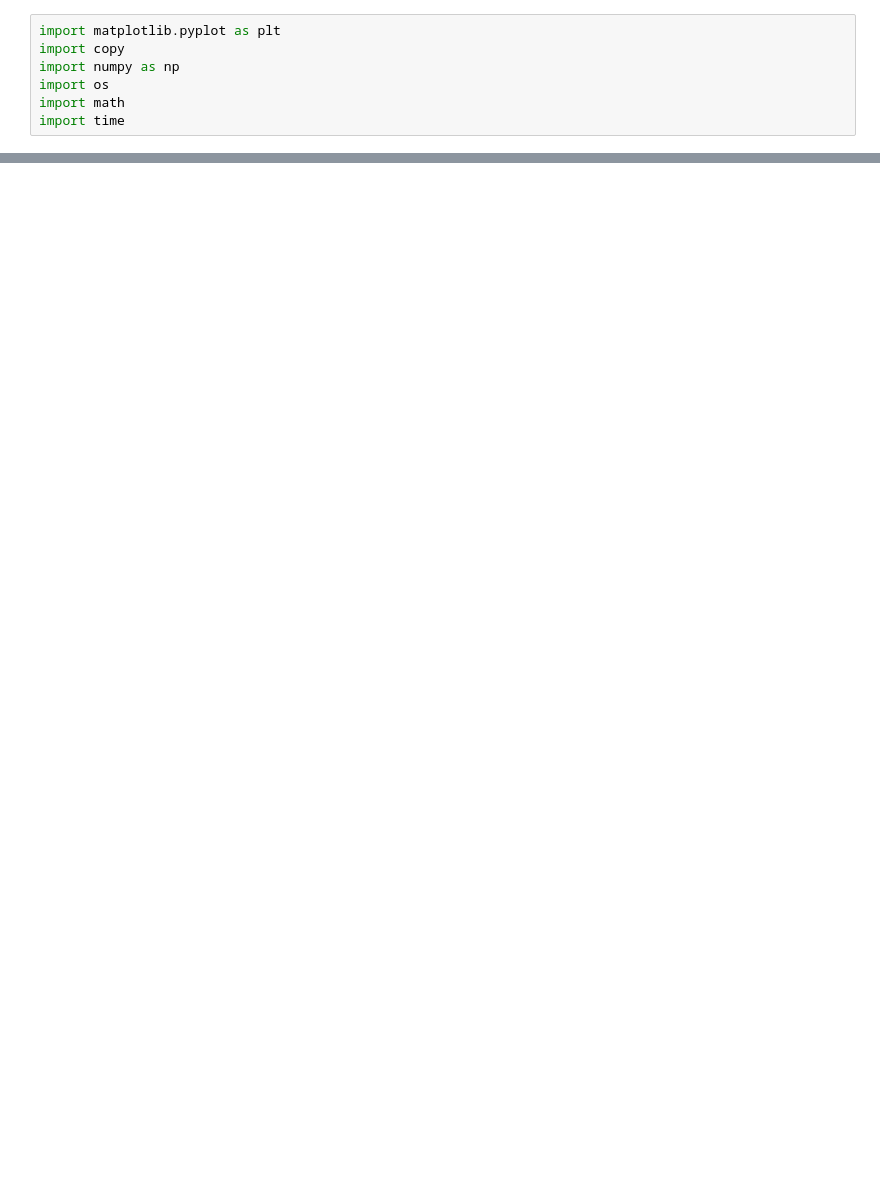
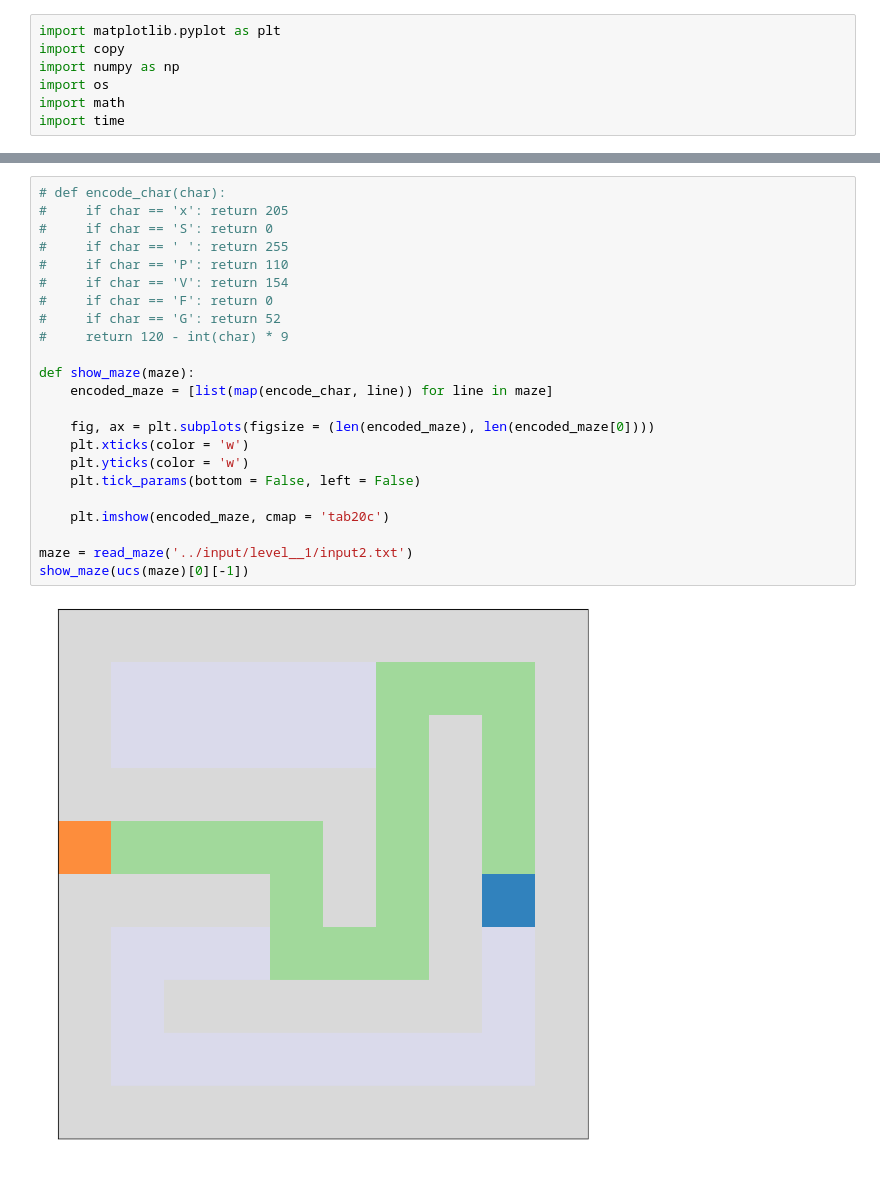
Before and after one commit to 20120088/SearchAlgo, a Jupyter notebook: source/draft.ipynb, the cells around one changed output, grey strips where cells are left out. Cells and saved outputs as stored; diff of their text form; blank space fills up the shorter version.

```diff
--- a/source/draft.ipynb
+++ b/source/draft.ipynb
@@ -349,0 +349,25 @@ show_maze(dfs(maze)[0][-1])
+# %%
+# def encode_char(char):
+#     if char == 'x': return 205
+#     if char == 'S': return 0
+#     if char == ' ': return 255
+#     if char == 'P': return 110
+#     if char == 'V': return 154
+#     if char == 'F': return 0
+#     if char == 'G': return 52
+#     return 120 - int(char) * 9
+
+def show_maze(maze):
+    encoded_maze = [list(map(encode_char, line)) for line in maze]
+
+    fig, ax = plt.subplots(figsize = (len(encoded_maze), len(encoded_maze[0])))
+    plt.xticks(color = 'w')
+    plt.yticks(color = 'w')
+    plt.tick_params(bottom = False, left = False)
+
+    plt.imshow(encoded_maze, cmap = 'tab20c')
+
+maze = read_maze('../input/level__1/input2.txt')
+show_maze(ucs(maze)[0][-1])
+# %% [output]
+[figure, added]
```
Also changed, not shown: parts of 3 cells of this notebook, 1 other file.
